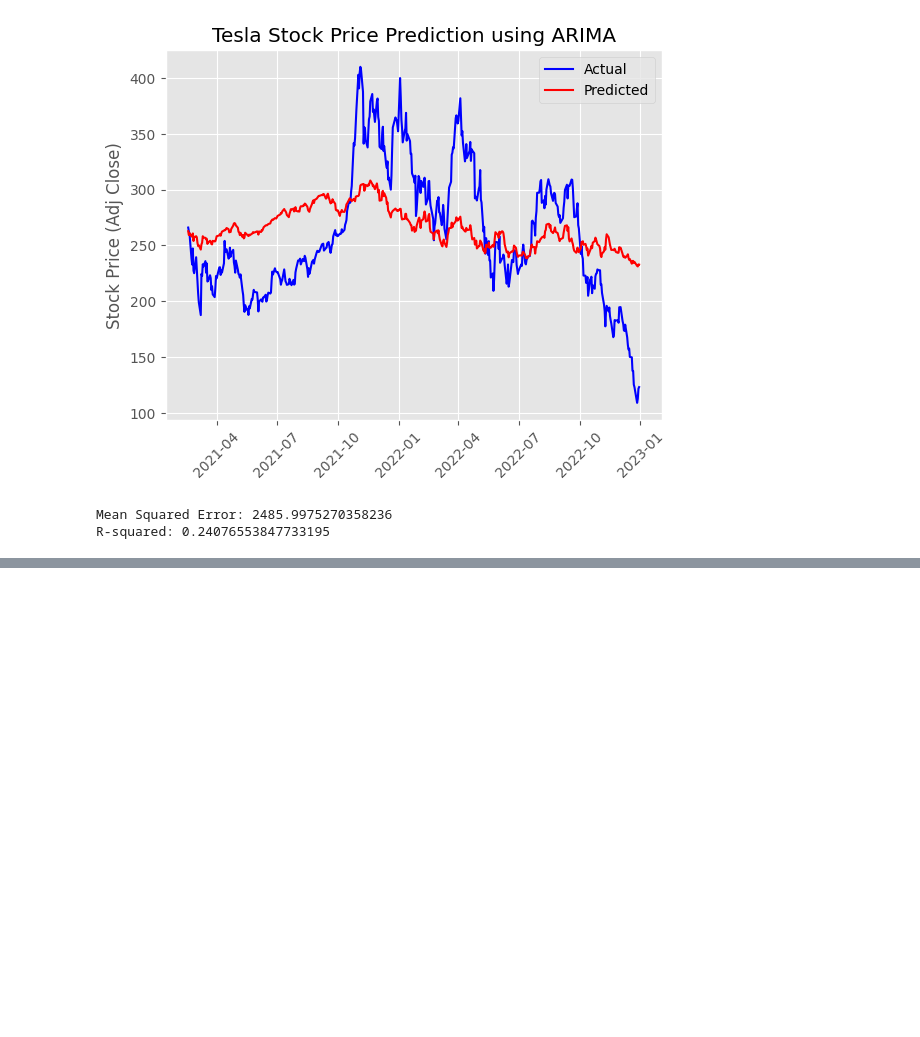
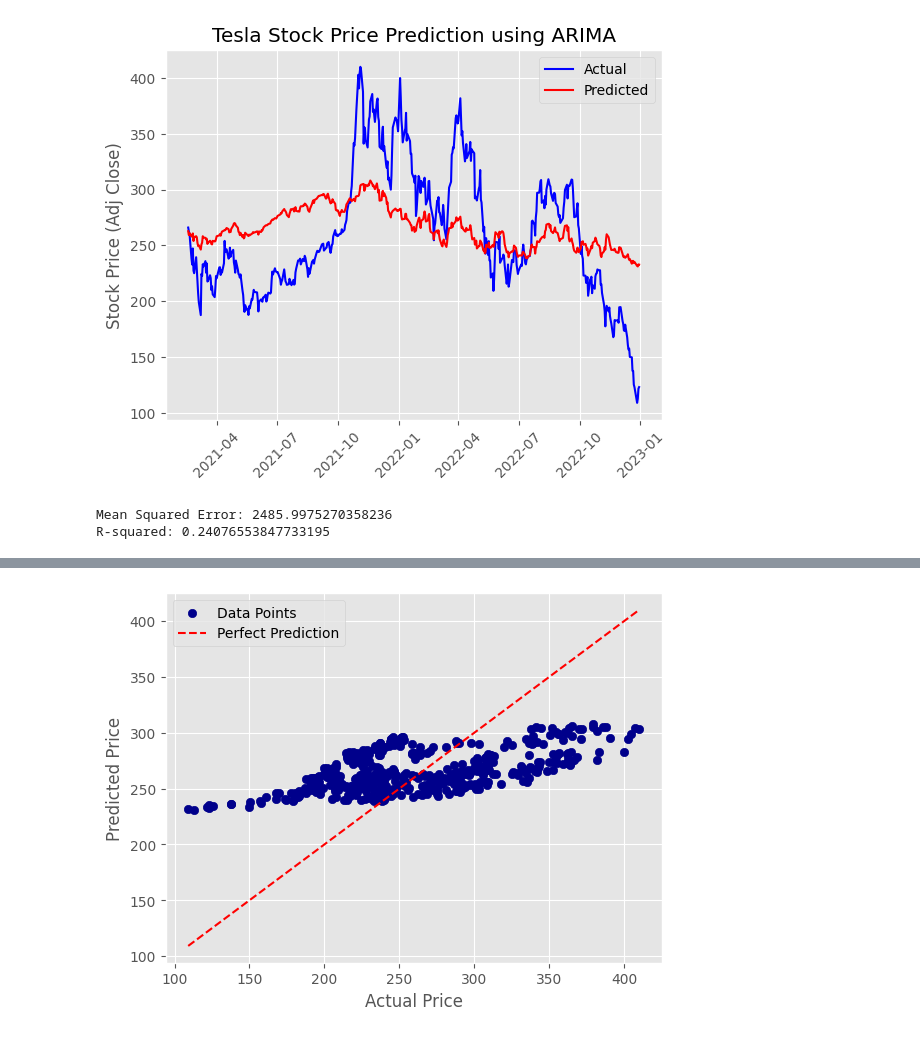
Before and after one commit to Shravan2699/Data_Mining_Project, a Jupyter notebook: Data_Mining_Group_Project.ipynb, the cells around one changed output, grey strips where cells are left out. Drawn from its saved outputs; the diff is of its cells as text; code cells hidden in the pictures; blank space fills up the shorter version.

Commit message:
Final Changes -Added Scatter plot to the ARIMA model -Replaced Accuracy metric with MSE and R-Square

```diff
--- a/Data_Mining_Group_Project.ipynb
+++ b/Data_Mining_Group_Project.ipynb
@@ -298,7 +293,9 @@ Index(['30-06-2010', '01-07-2010', '02-07-2010', '06-07-2010', '07-07-2010',
 # %%
+df2.set_index('Date', inplace=True)
+
 df2.index = pd.to_datetime(df2.index, format='%d-%m-%Y')
 # %%
-df1 = df.drop(columns=['Open','High','Low','Close','Volume','100ma','SMA'])
+df1 = df.drop(columns=['Open','High','Low','Close','Volume','100ma'])
 
 merged_df = pd.merge(df1, df2, on='Date', how='inner')
 # %%
@@ -489,0 +493,6 @@ R-squared: 0.24076553847733195
+# %%
+forecast_array = forecast.values
+# %%
+dfr2 =pd.DataFrame({'Actual_Price':test_y, 'Predicted_Price':forecast_array})
+
+print(dfr2.describe())
@@ -489,0 +526,14 @@ R-squared: 0.24076553847733195
+# %%
+# Scatterplot
+plt.scatter(dfr2.Actual_Price, dfr2.Predicted_Price, color='Darkblue', label='Data Points')
+plt.xlabel("Actual Price")
+plt.ylabel("Predicted Price")
+
+# Plotting the line of perfect prediction
+plt.plot([dfr2.Actual_Price.min(), dfr2.Actual_Price.max()], [dfr2.Actual_Price.min(), dfr2.Actual_Price.max()], color='red', linestyle='--', label='Perfect Prediction')
+
+
+plt.legend()
+plt.show()
+# %% [output]
+[figure, added]
```
Also changed, not shown: parts of 6 cells of this notebook.
